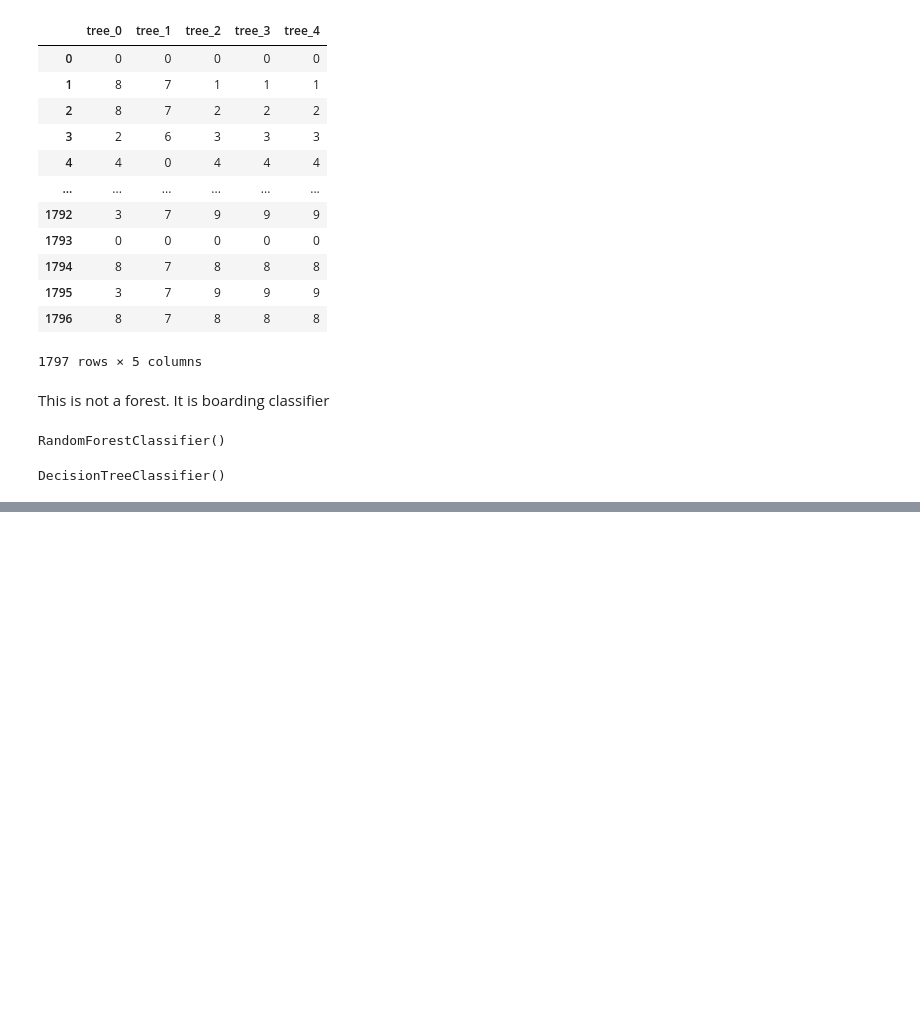
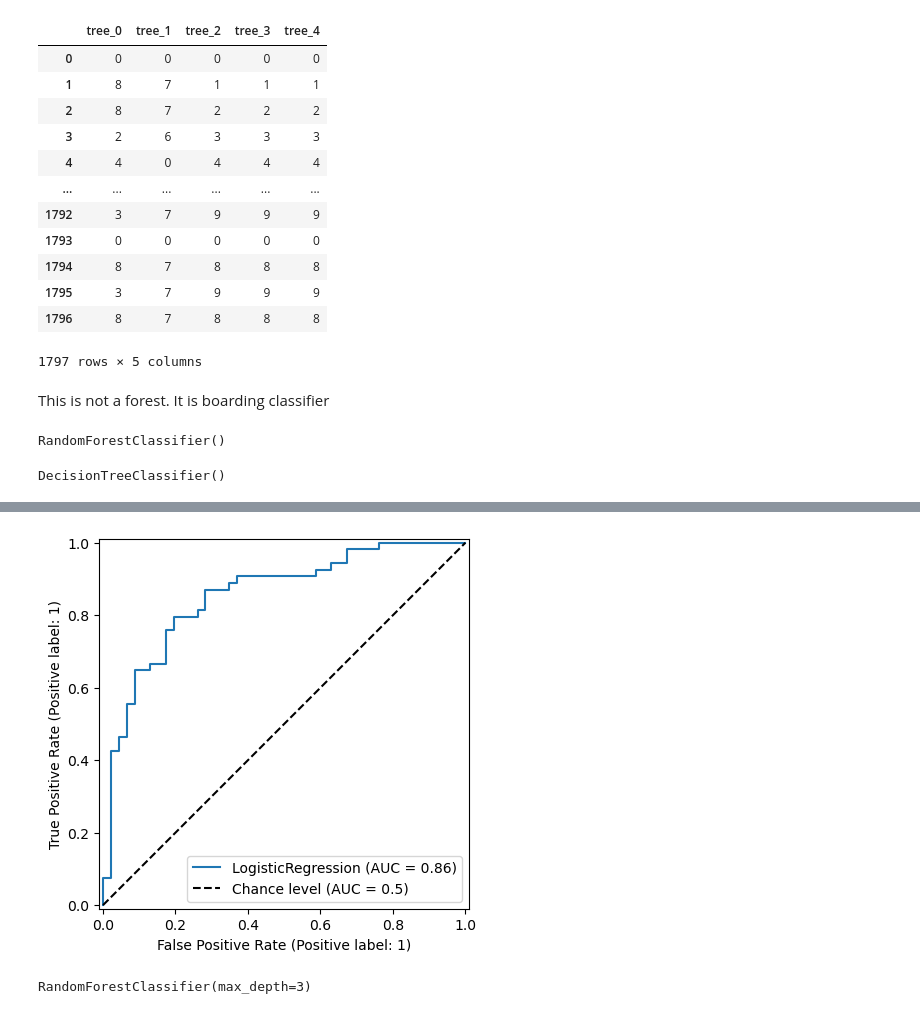
Before and after one commit to StanDobrev11/MachineLearning, a Jupyter notebook: 04.Tree and Ensembe Moldes/Tree and Ensemble Models.ipynb, the cells around one changed output, grey strips where cells are left out. Saved outputs shown, nothing was run; the diff lists cells and outputs as text; code cells hidden in the pictures; blank space fills up the shorter version.

```diff
--- a/04.Tree and Ensembe Moldes/Tree and Ensemble Models.ipynb
+++ b/04.Tree and Ensembe Moldes/Tree and Ensemble Models.ipynb
@@ -195,0 +289,5 @@ list(zip((digits.feature_names), np.round(permutation_importance(forest, digits_
+# %%
+RocCurveDisplay.from_estimator(classification, attrs, tgt, plot_chance_level=True)
+plt.show()
+# %% [output]
+[figure, added]
@@ -195,0 +296,4 @@ list(zip((digits.feature_names), np.round(permutation_importance(forest, digits_
+# %%
+tree.fit(attrs, tgt)
+# %% [output]
+RandomForestClassifier(max_depth=3)
```
Also changed, not shown: parts of 35 cells of this notebook, 21 other files.
